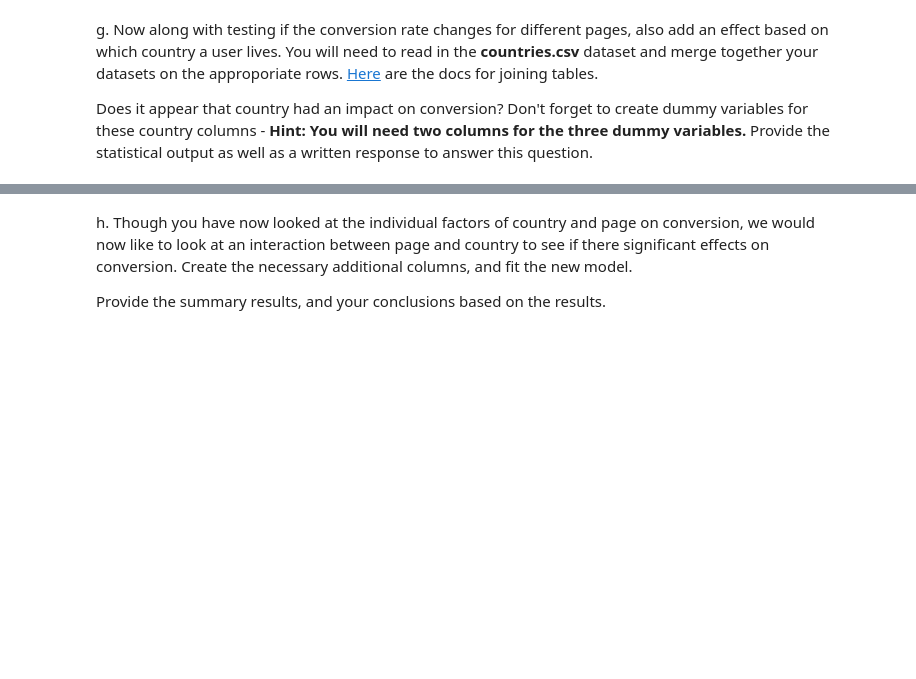
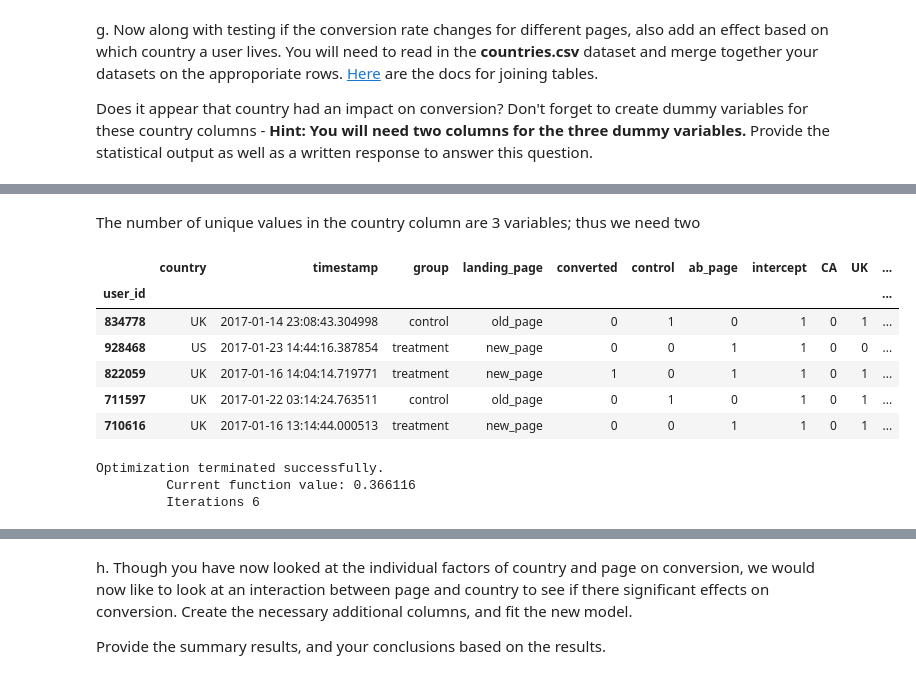
Before and after one commit to m-abdelgawad/analyze-AB-test-results, a Jupyter notebook: Analyze_ab_test_results_notebook.ipynb, the cells around one changed output, grey strips where cells are left out. Saved outputs shown, nothing was run; the diff lists cells and outputs as text; code cells hidden in the pictures; blank space fills up the shorter version.

```diff
--- a/Analyze_ab_test_results_notebook.ipynb
+++ b/Analyze_ab_test_results_notebook.ipynb
@@ -333,0 +446,7 @@ b. The goal is to use **statsmodels** to fit the regression model you specified
+# %%
+# create the ab_page column; and since what we want is 1 when an individual receives the treatment and 0 if control
+# we should keep the treatment column and rename it to 'ab_page', and drop the control
+# create the dummy variables
+df2[['control', 'ab_page']] = pd.get_dummies(df2['group'])
+
+df2.head()
@@ -333,0 +460,5 @@ b. The goal is to use **statsmodels** to fit the regression model you specified
+# %%
+# add intercept column
+df2['intercept'] = 1
+
+df2.head()
@@ -348,5 +528,6 @@ g. Now along with testing if the conversion rate changes for different pages, al
 
 Does it appear that country had an impact on conversion?  Don't forget to create dummy variables for these country columns - **Hint: You will need two columns for the three dummy variables.** Provide the statistical output as well as a written response to answer this question.
 # %%
-countries_df = pd.read_csv('./countries.csv')
+countries_df = pd.read_csv('countries.csv')
 df_new = countries_df.set_index('user_id').join(df2.set_index('user_id'), how='inner')
+df_new.head()
@@ -353,2 +556,26 @@ df_new = countries_df.set_index('user_id').join(df2.set_index('user_id'), how='i
+# %% [markdown]
+The number of unique values in the country column are 3 variables; thus we need two
 # %%
 ### Create the necessary dummy variables
+df_new[['CA', 'UK', 'US']] = pd.get_dummies(df_new.country)
+df_new.head()
+# %% [output]
+|  | country | timestamp | group | landing_page | converted | control | ab_page | intercept | CA | UK | ... |
+| user_id |  |  |  |  |  |  |  |  |  |  | ... |
+| 834778 | UK | 2017-01-14 23:08:43.304998 | control | old_page | 0 | 1 | 0 | 1 | 0 | 1 | ... |
+| 928468 | US | 2017-01-23 14:44:16.387854 | treatment | new_page | 0 | 0 | 1 | 1 | 0 | 0 | ... |
+| 822059 | UK | 2017-01-16 14:04:14.719771 | treatment | new_page | 1 | 0 | 1 | 1 | 0 | 1 | ... |
+| 711597 | UK | 2017-01-22 03:14:24.763511 | control | old_page | 0 | 1 | 0 | 1 | 0 | 1 | ... |
+| 710616 | UK | 2017-01-16 13:14:44.000513 | treatment | new_page | 0 | 0 | 1 | 1 | 0 | 1 | ... |
+# %%
+# Instantiate the model
+X = df_new[['US', 'UK', 'intercept']]
+Y = df_new['converted']
+logistic_model = sm.Logit(Y, X)
+
+# Fit the model
+results = logistic_model.fit()
+# %% [output]
+Optimization terminated successfully.
+         Current function value: 0.366116
+         Iterations 6
```
Also changed, not shown: parts of 63 cells of this notebook, 3 other files.
